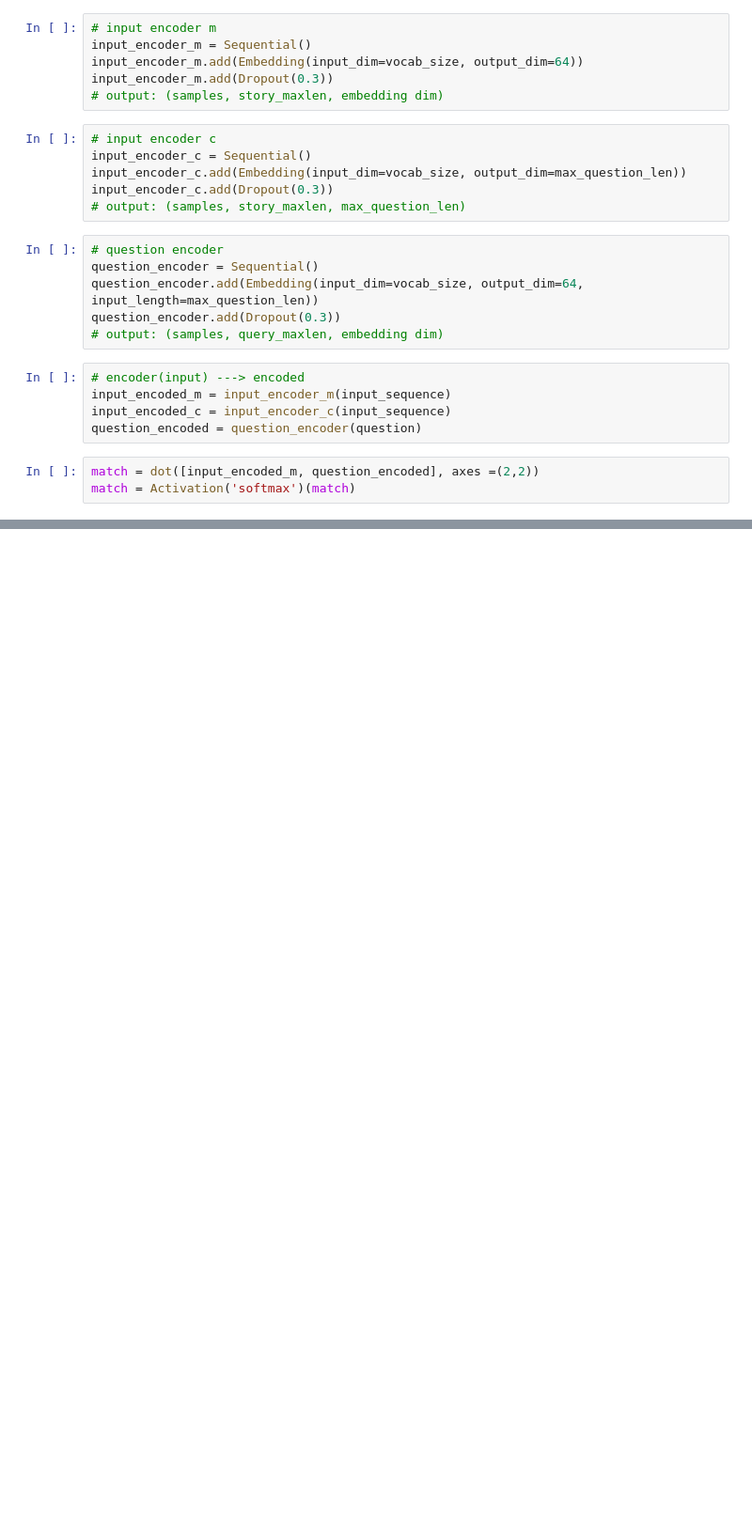
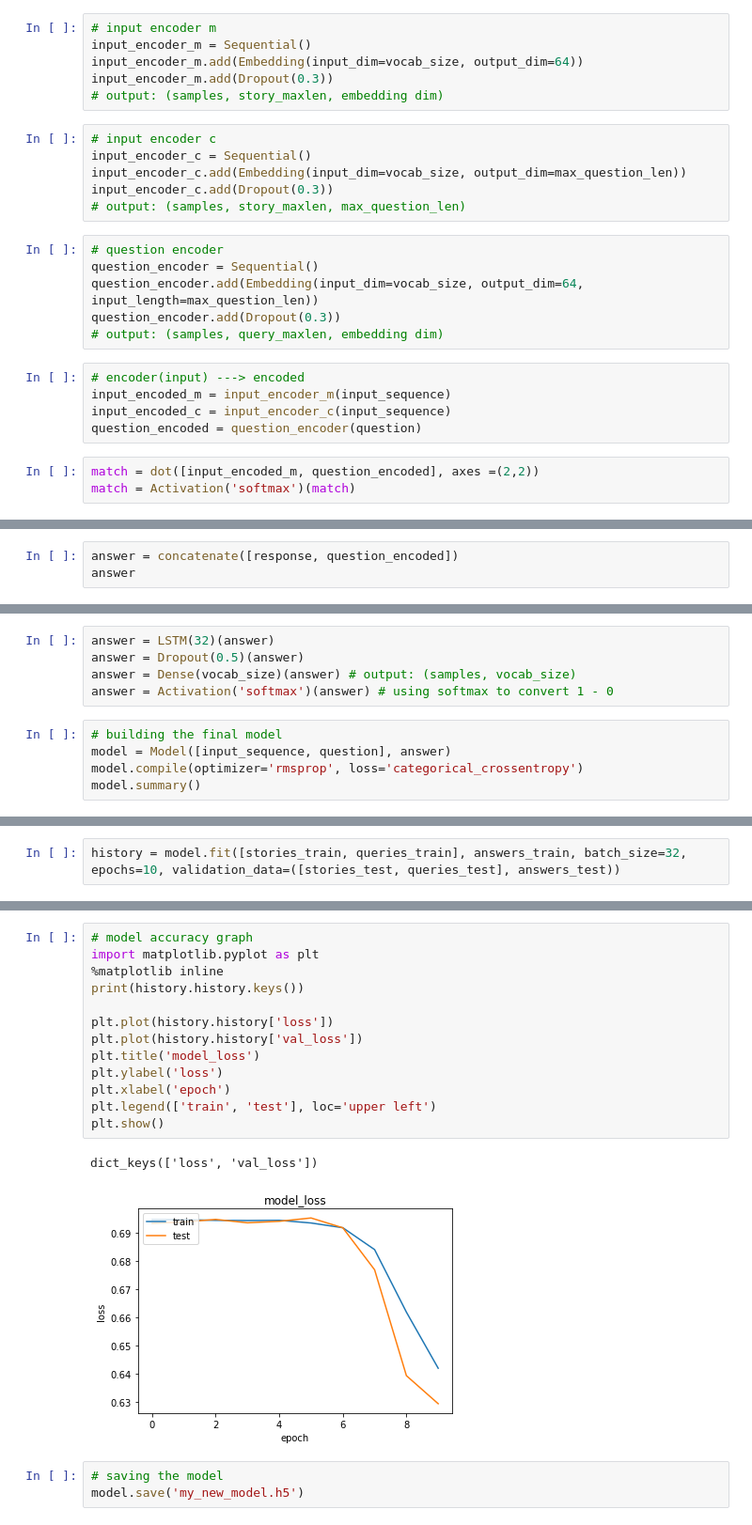
Before and after one commit to ihkaraman/Udemy-NLP-with-Python, a Jupyter notebook: 17 - .ipynb, the cells around one changed output, grey strips where cells are left out. Shown at 94% size. Saved outputs shown, nothing was run; the diff lists cells and outputs as text; blank space fills up the shorter version.

```diff
--- a/17 - .ipynb
+++ b/17 - .ipynb
@@ -214,0 +215,3 @@ response = Permute()
+# %%
+answer = concatenate([response, question_encoded])
+answer
@@ -214,0 +220,10 @@ response = Permute()
+# %%
+answer = LSTM(32)(answer)
+answer = Dropout(0.5)(answer)
+answer = Dense(vocab_size)(answer) # output: (samples, vocab_size)
+answer = Activation('softmax')(answer) # using softmax to convert 1 - 0
+# %%
+# building the final model
+model = Model([input_sequence, question], answer)
+model.compile(optimizer='rmsprop', loss='categorical_crossentropy')
+model.summary()
@@ -214,0 +248,2 @@ response = Permute()
+# %%
+history = model.fit([stories_train, queries_train], answers_train, batch_size=32, epochs=10, validation_data=([stories_test, queries_test], answers_test))
@@ -214,0 +271,19 @@ response = Permute()
+# %%
+# model accuracy graph
+import matplotlib.pyplot as plt
+%matplotlib inline
+print(history.history.keys())
+
+plt.plot(history.history['loss'])
+plt.plot(history.history['val_loss'])
+plt.title('model_loss')
+plt.ylabel('loss')
+plt.xlabel('epoch')
+plt.legend(['train', 'test'], loc='upper left')
+plt.show()
+# %% [output]
+dict_keys(['loss', 'val_loss'])
+[figure, added]
+# %%
+# saving the model
+model.save('my_new_model.h5')
```
Also changed, not shown: parts of 5 cells of this notebook, 1 other file.
